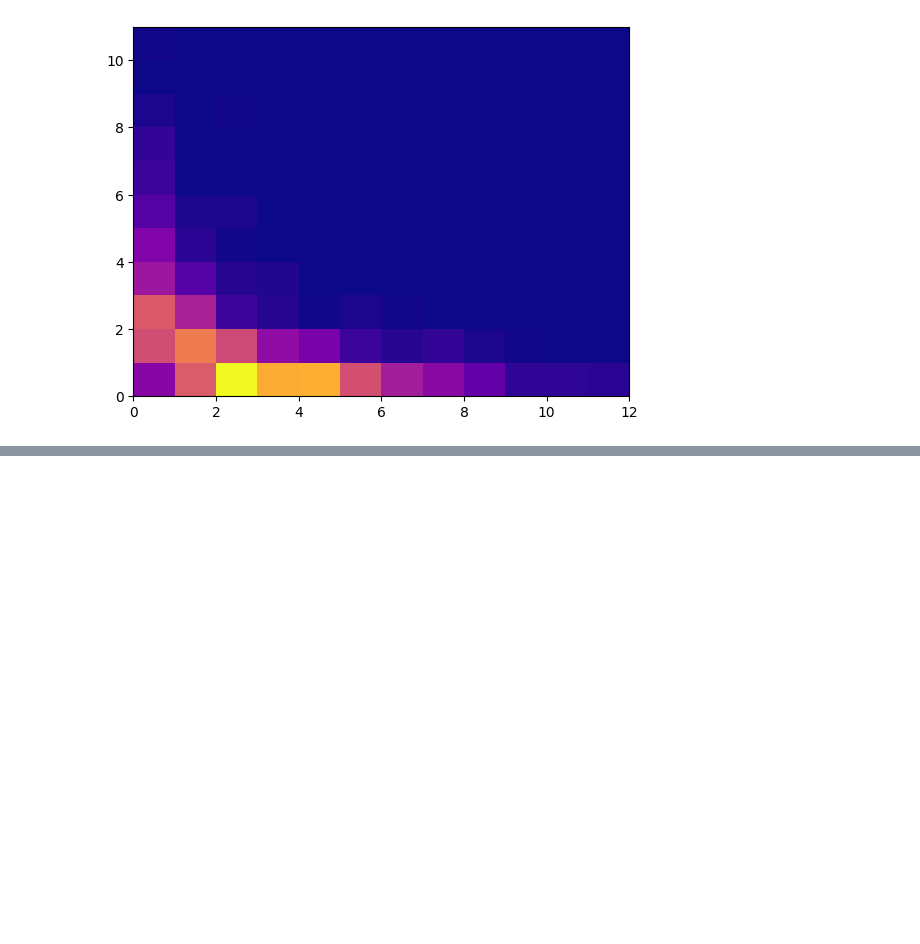
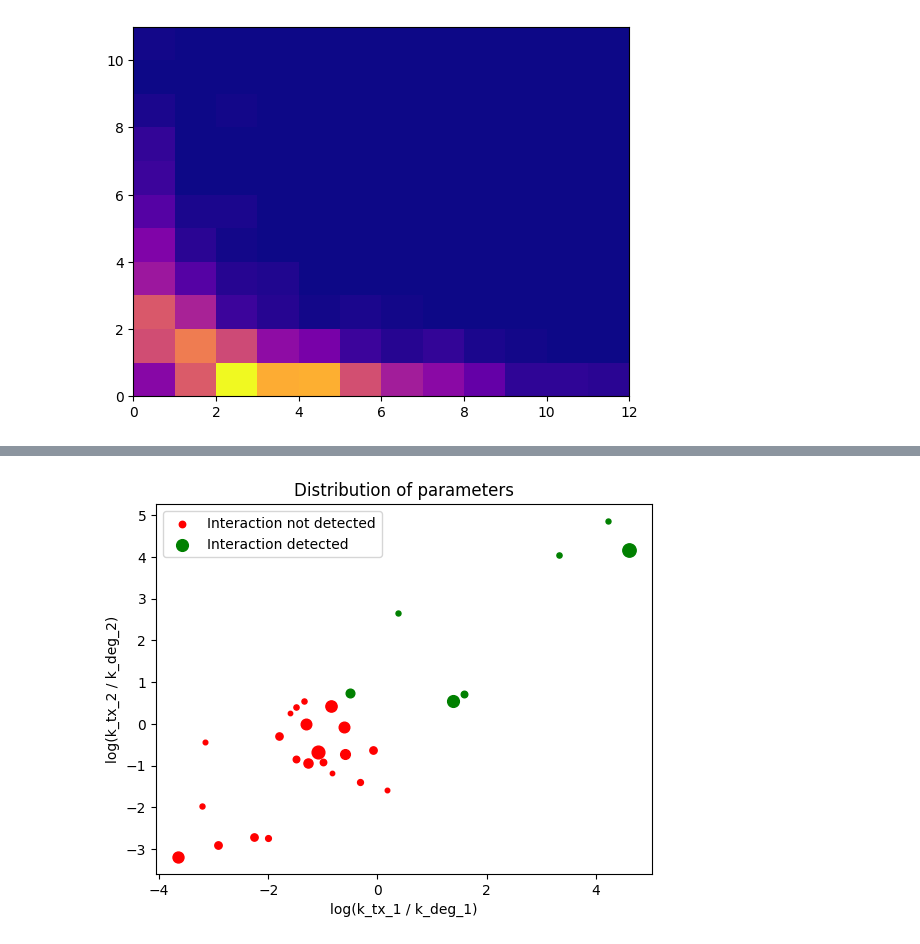
Before and after one commit to willjgh/M5R, a Jupyter notebook: Interaction/Realistic-Data/realistic_detection_test.ipynb, the cells around one changed output, grey strips where cells are left out. Saved outputs shown, nothing was run; the diff lists cells and outputs as text; code cells hidden in the pictures; blank space fills up the shorter version.

```diff
--- a/Interaction/Realistic-Data/realistic_detection_test.ipynb
+++ b/Interaction/Realistic-Data/realistic_detection_test.ipynb
@@ -843,0 +1041,4 @@ plt.hist2d(x1_sample, x2_sample,
+# %%
+scatter_results(params_med, solution_dict_med)
+# %% [output]
+[figure, added]
```
Also changed, not shown: parts of 14 cells of this notebook.
